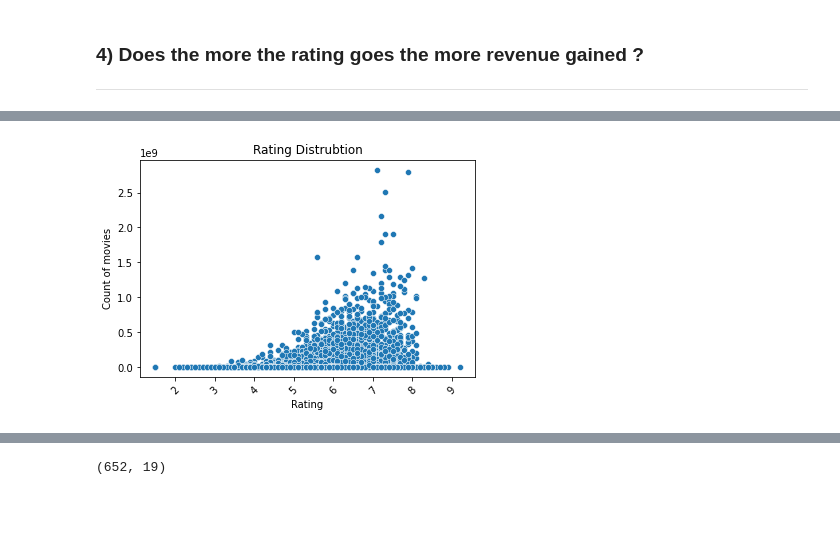
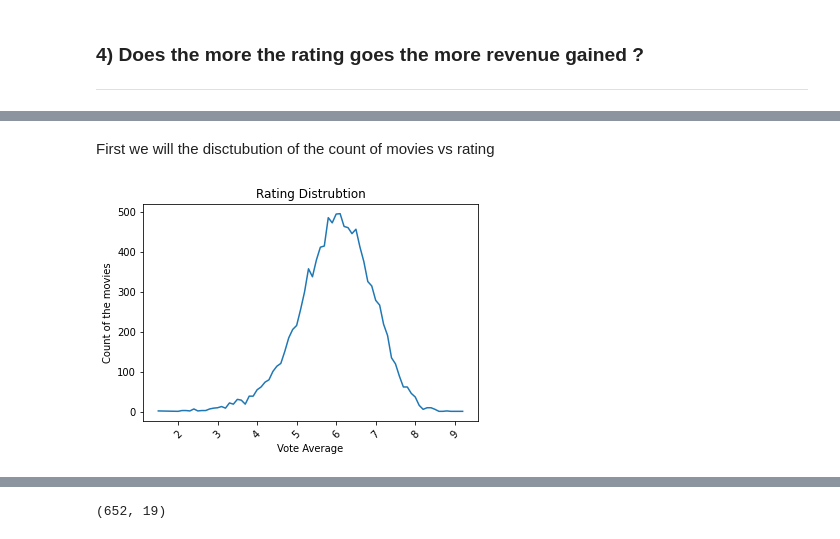
Before and after one commit to EslamAsfour/Investigate-a-Dataset, a Jupyter notebook: investigate-a-dataset-template.ipynb, the cells around one changed output, grey strips where cells are left out. Cells and saved outputs as stored; diff of their text form; code cells hidden in the pictures; blank space fills up the shorter version.

```diff
--- a/investigate-a-dataset-template.ipynb
+++ b/investigate-a-dataset-template.ipynb
@@ -349,10 +334,7 @@ plt.show()
-# %%
-fig, ax = plt.subplots()
-sns.scatterplot(x= "vote_average" ,y='revenue_adj' ,data=df )
-plt.ylabel("Count of movies")
-plt.title("Rating Distrubtion")
-plt.xlabel("Rating")
-plt.xticks(rotation=45)
-plt.show()
-# %% [output]
-[figure, removed]
+# %% [markdown]
+First we will the disctubution of the count of movies vs rating
+# %%
+values = df.groupby("vote_average")['id'].count()
+DrawLinePlot(values , "Vote Average" , 'Count of the movies' , 'Rating Distrubtion')
+# %% [output]
+[figure, added]
```
Also changed, not shown: parts of 17 cells of this notebook, 1 other file.
